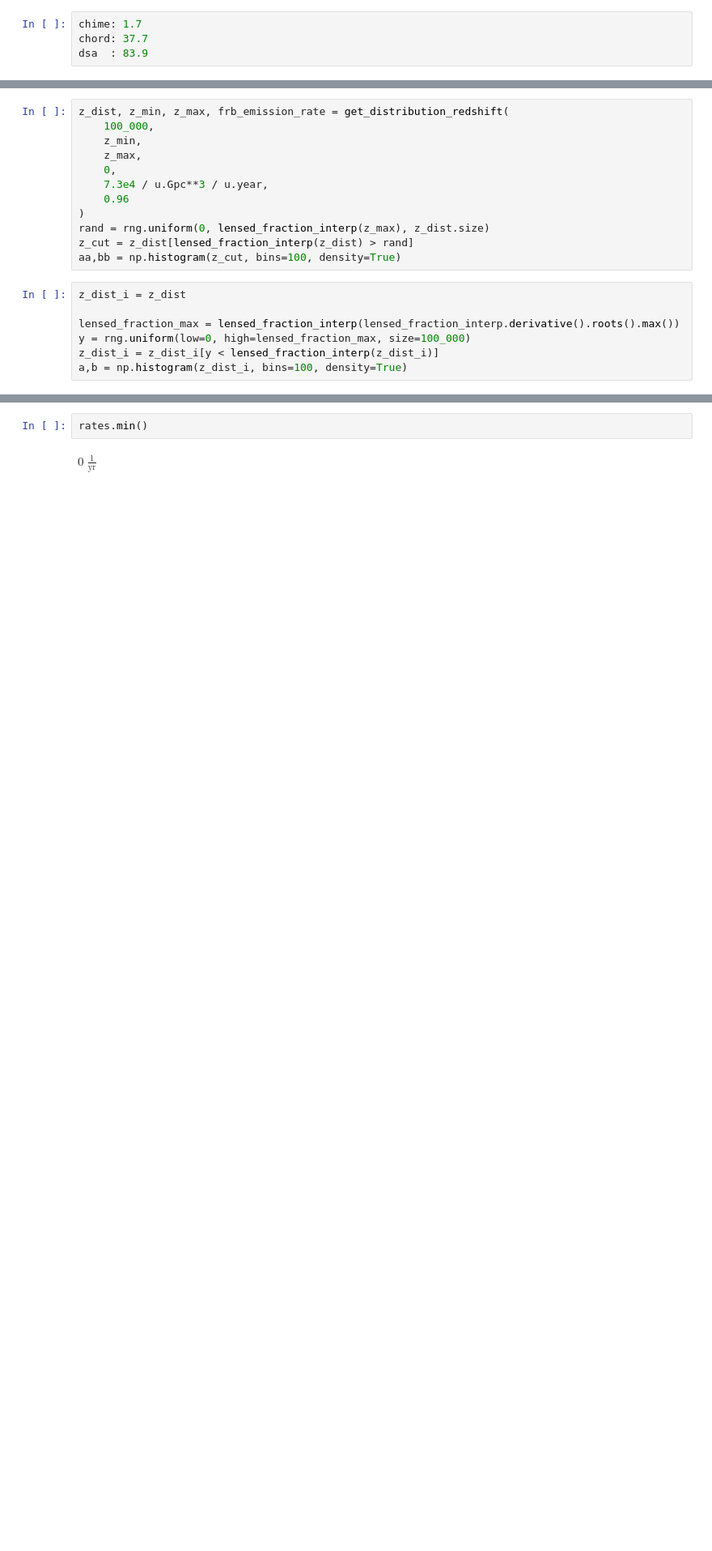
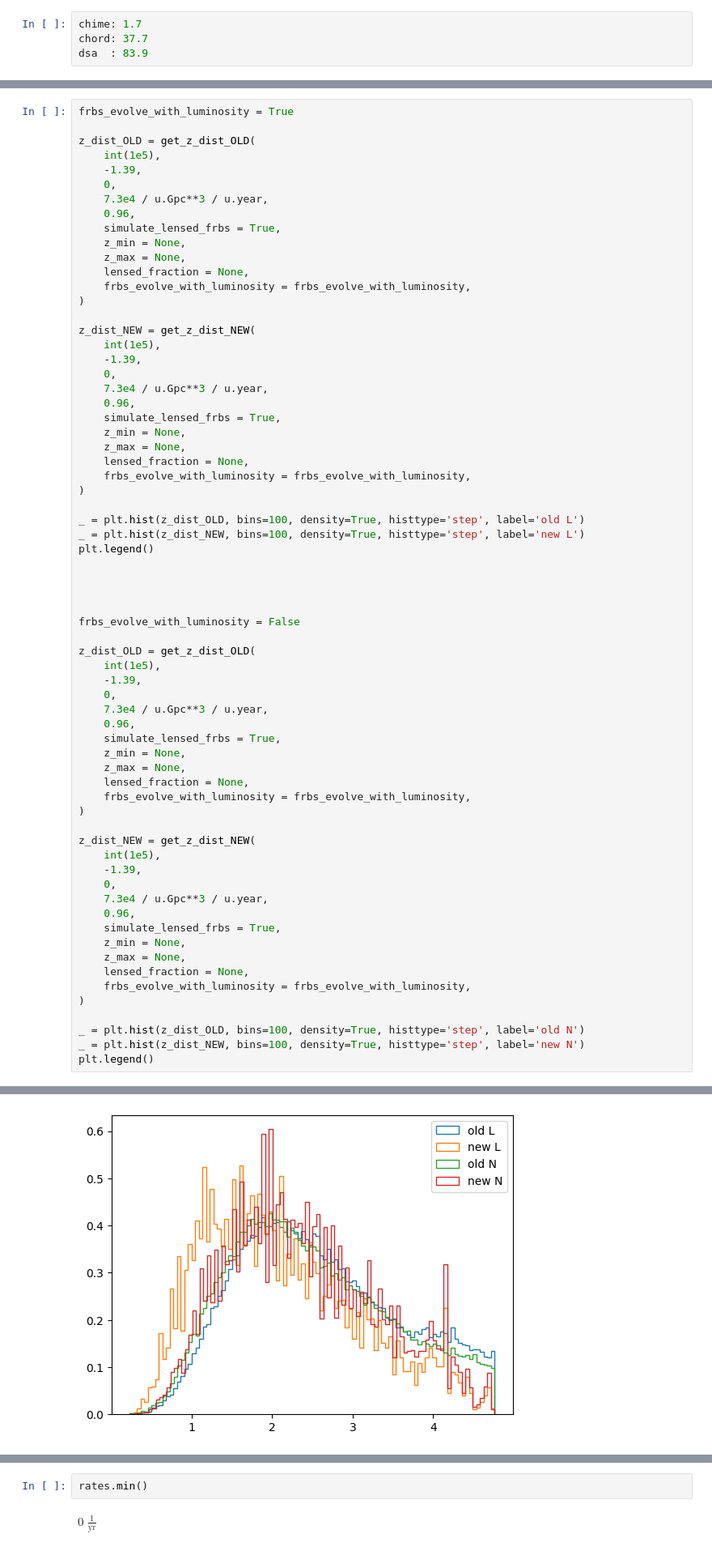
Before and after one commit to danielemichilli/slf, a Jupyter notebook: Gravitational_Lensing.ipynb, the cells around one changed output, grey strips where cells are left out. Shown at 81% size. Cells and saved outputs as stored; diff of their text form; blank space fills up the shorter version.

```diff
--- a/Gravitational_Lensing.ipynb
+++ b/Gravitational_Lensing.ipynb
@@ -1270,19 +960,0 @@ plt.stairs(y_sc/7.5, x_b)
-# %%
-z_dist, z_min, z_max, frb_emission_rate = get_distribution_redshift(
-    100_000,
-    z_min,
-    z_max,
-    0,
-    7.3e4 / u.Gpc**3 / u.year,
-    0.96
-)
-rand = rng.uniform(0, lensed_fraction_interp(z_max), z_dist.size)
-z_cut = z_dist[lensed_fraction_interp(z_dist) > rand]
-aa,bb = np.histogram(z_cut, bins=100, density=True)
-# %%
-z_dist_i = z_dist
-
-lensed_fraction_max = lensed_fraction_interp(lensed_fraction_interp.derivative().roots().max())
-y = rng.uniform(low=0, high=lensed_fraction_max, size=100_000)
-z_dist_i = z_dist_i[y < lensed_fraction_interp(z_dist_i)]
-a,b = np.histogram(z_dist_i, bins=100, density=True)
@@ -1315,0 +1194,68 @@ z_dist_i = z_dist_i[y < lensed_fraction_interp(z_dist_i)][:nan_size]
+# %%
+frbs_evolve_with_luminosity = True
+
+z_dist_OLD = get_z_dist_OLD(
+    int(1e5),
+    -1.39,
+    0,
+    7.3e4 / u.Gpc**3 / u.year,
+    0.96,
+    simulate_lensed_frbs = True,
+    z_min = None,
+    z_max = None,
+    lensed_fraction = None,
+    frbs_evolve_with_luminosity = frbs_evolve_with_luminosity,
+)
+
+z_dist_NEW = get_z_dist_NEW(
+    int(1e5),
+    -1.39,
+    0,
+    7.3e4 / u.Gpc**3 / u.year,
+    0.96,
+    simulate_lensed_frbs = True,
+    z_min = None,
+    z_max = None,
+    lensed_fraction = None,
+    frbs_evolve_with_luminosity = frbs_evolve_with_luminosity,
+)
+
+_ = plt.hist(z_dist_OLD, bins=100, density=True, histtype='step', label='old L')
+_ = plt.hist(z_dist_NEW, bins=100, density=True, histtype='step', label='new L')
+plt.legend()
+
+
+
+
+frbs_evolve_with_luminosity = False
+
+z_dist_OLD = get_z_dist_OLD(
+    int(1e5),
+    -1.39,
+    0,
+    7.3e4 / u.Gpc**3 / u.year,
+    0.96,
+    simulate_lensed_frbs = True,
+    z_min = None,
+    z_max = None,
+    lensed_fraction = None,
+    frbs_evolve_with_luminosity = frbs_evolve_with_luminosity,
+)
+
+z_dist_NEW = get_z_dist_NEW(
+    int(1e5),
+    -1.39,
+    0,
+    7.3e4 / u.Gpc**3 / u.year,
+    0.96,
+    simulate_lensed_frbs = True,
+    z_min = None,
+    z_max = None,
+    lensed_fraction = None,
+    frbs_evolve_with_luminosity = frbs_evolve_with_luminosity,
+)
+
+_ = plt.hist(z_dist_OLD, bins=100, density=True, histtype='step', label='old N')
+_ = plt.hist(z_dist_NEW, bins=100, density=True, histtype='step', label='new N')
+plt.legend()
+# %% [output]
@@ -1315,0 +1263 @@ z_dist_i = z_dist_i[y < lensed_fraction_interp(z_dist_i)][:nan_size]
+[figure, added]
```
Also changed, not shown: parts of 49 cells of this notebook.
